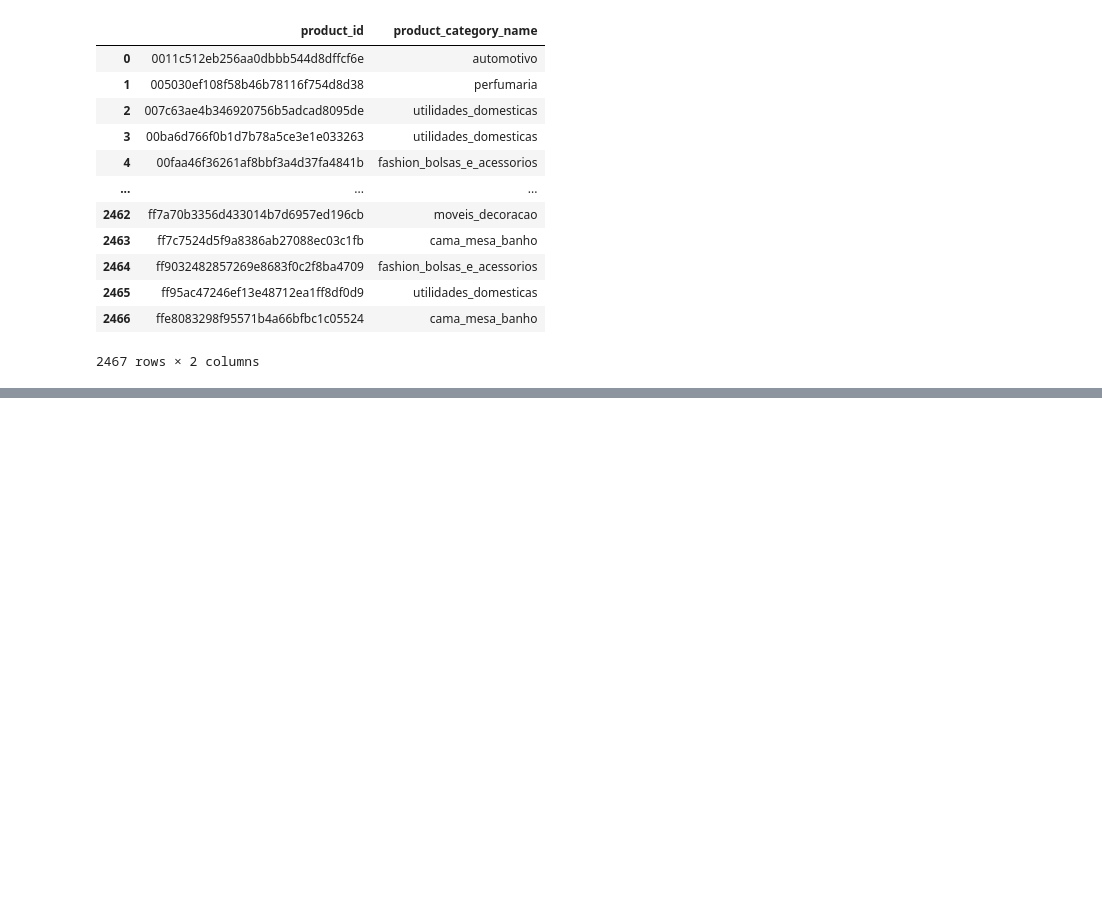
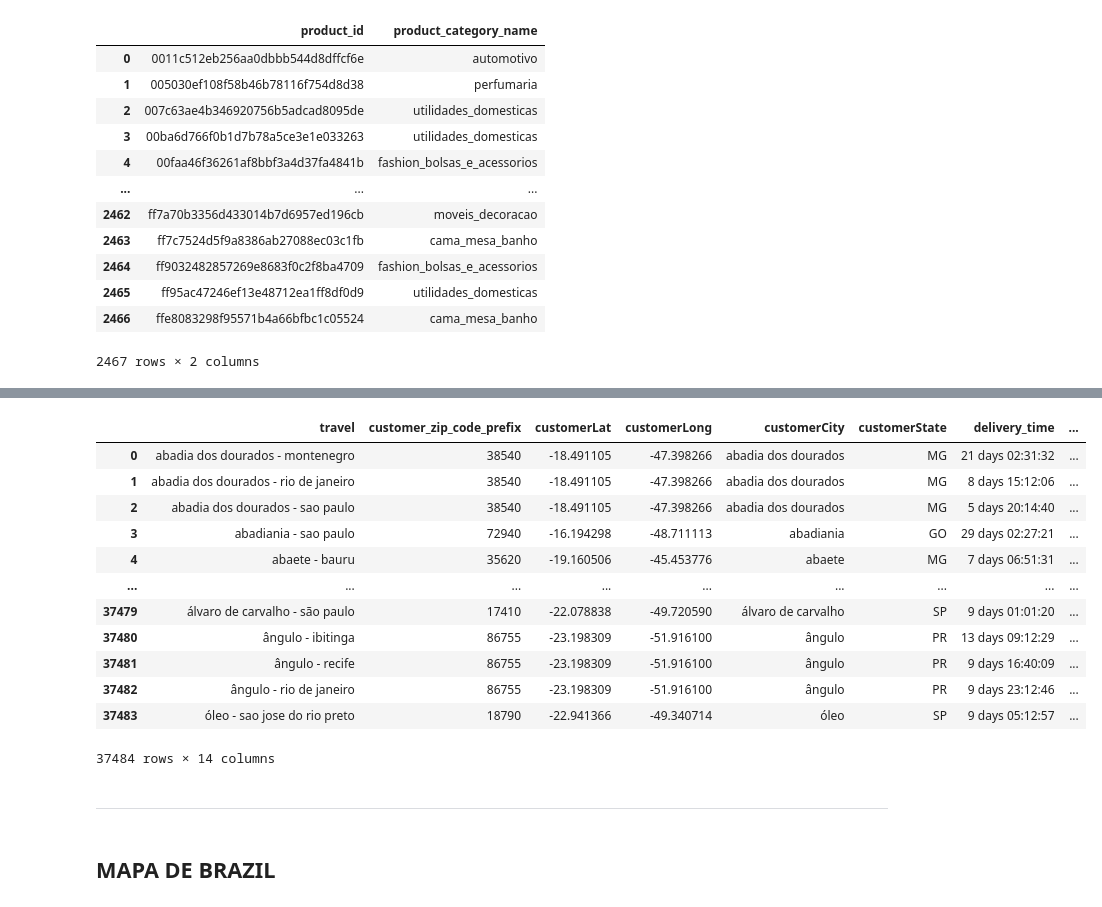
Before and after one commit to mecadme/ML_Product_Recomendation_System, a Jupyter notebook: test.ipynb, the cells around one changed output, grey strips where cells are left out. Cells and saved outputs as stored; diff of their text form; code cells hidden in the pictures; blank space fills up the shorter version.

```diff
--- a/test.ipynb
+++ b/test.ipynb
@@ -47,0 +124,8 @@ product_category_df
+# %%
+ordersDF = ordersWithSellersZipcodeDF.reindex(columns=['customer_zip_code_prefix', 'customerLat', 'customerLong', 'customerCity', 'customerState',
+                                                        'delivery_time', 'sellerToCarry_time', 'carry_time',
+                                                        'seller_zip_code_prefix', 'sellerLat', 'sellerLong', 'sellerCity', 'sellerState'])
+# %%
+ordersDF = ordersDF.dropna()
+# %%
+ordersDF = ordersDF.assign(travel = ordersDF['customerCity'] + ' - ' + ordersDF['sellerCity'])
@@ -47,0 +155,14 @@ product_category_df
+# %%
+ordersDF = ordersDF.groupby(by='travel', as_index=False).agg({
+                             'customer_zip_code_prefix': 'first',
+                             'customerLat': 'first',
+                             'customerLong': 'first',
+                             'customerCity': 'first',
+                             'customerState': 'first',
+                             'delivery_time': 'mean', 'sellerToCarry_time': 'mean', 'carry_time': 'mean',
+                             'seller_zip_code_prefix': 'first',
+                             'sellerLat': 'first',
+                             'sellerLong': 'first',
+                             'sellerCity': 'first',
+                             'sellerState': 'first'
+                            })
@@ -47,0 +189,16 @@ product_category_df
+# %%
+ordersDF
+# %% [output]
+|  | travel | customer_zip_code_prefix | customerLat | customerLong | customerCity | customerState | delivery_time | ... |
+| 0 | abadia dos dourados - montenegro | 38540 | -18.491105 | -47.398266 | abadia dos dourados | MG | 21 days 02:31:32 | ... |
+| 1 | abadia dos dourados - rio de janeiro | 38540 | -18.491105 | -47.398266 | abadia dos dourados | MG | 8 days 15:12:06 | ... |
+| 2 | abadia dos dourados - sao paulo | 38540 | -18.491105 | -47.398266 | abadia dos dourados | MG | 5 days 20:14:40 | ... |
+| 3 | abadiania - sao paulo | 72940 | -16.194298 | -48.711113 | abadiania | GO | 29 days 02:27:21 | ... |
+| 4 | abaete - bauru | 35620 | -19.160506 | -45.453776 | abaete | MG | 7 days 06:51:31 | ... |
+| ... | ... | ... | ... | ... | ... | ... | ... | ... |
+| 37479 | álvaro de carvalho - são paulo | 17410 | -22.078838 | -49.720590 | álvaro de carvalho | SP | 9 days 01:01:20 | ... |
+| 37480 | ângulo - ibitinga | 86755 | -23.198309 | -51.916100 | ângulo | PR | 13 days 09:12:29 | ... |
+| 37481 | ângulo - recife | 86755 | -23.198309 | -51.916100 | ângulo | PR | 9 days 16:40:09 | ... |
+| 37482 | ângulo - rio de janeiro | 86755 | -23.198309 | -51.916100 | ângulo | PR | 9 days 23:12:46 | ... |
+| 37483 | óleo - sao jose do rio preto | 18790 | -22.941366 | -49.340714 | óleo | SP | 9 days 05:12:57 | ... |
+37484 rows × 14 columns
@@ -47,0 +207,4 @@ product_category_df
+# %% [markdown]
+----------------
+# %% [markdown]
+## MAPA DE BRAZIL
```
Also changed, not shown: parts of 36 cells of this notebook, 19 other files.
